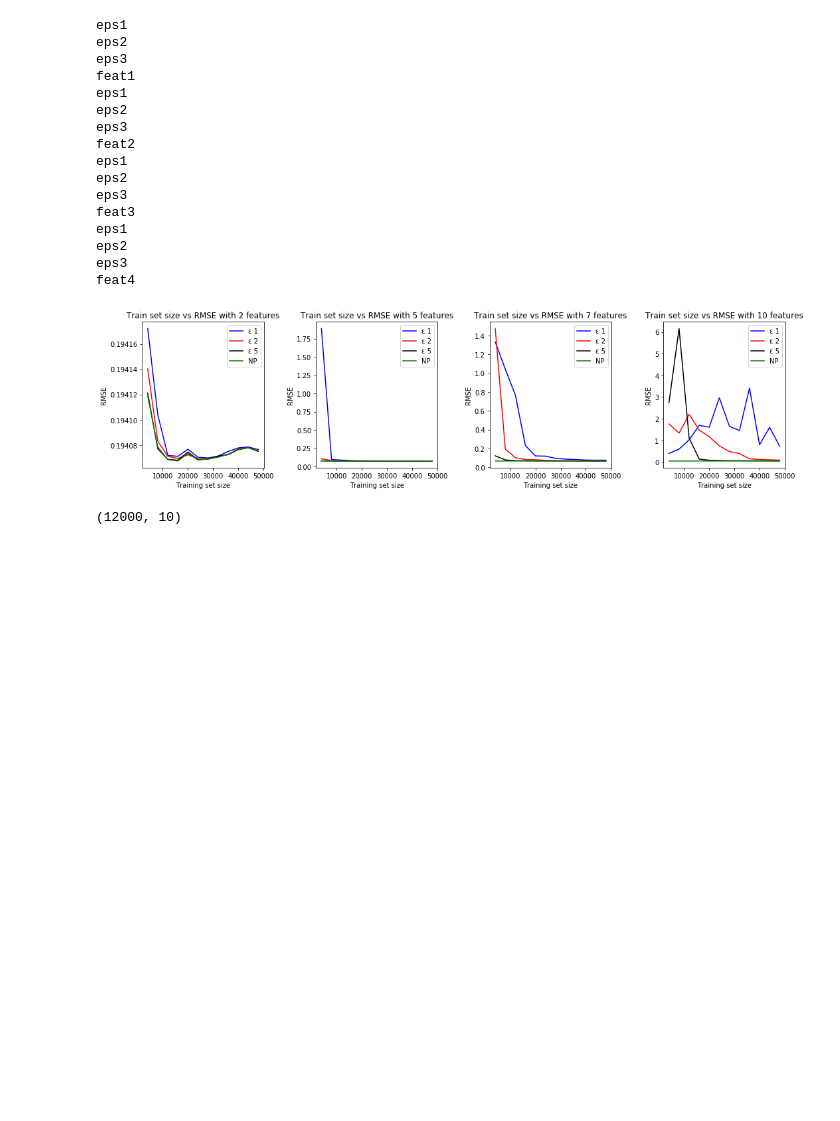
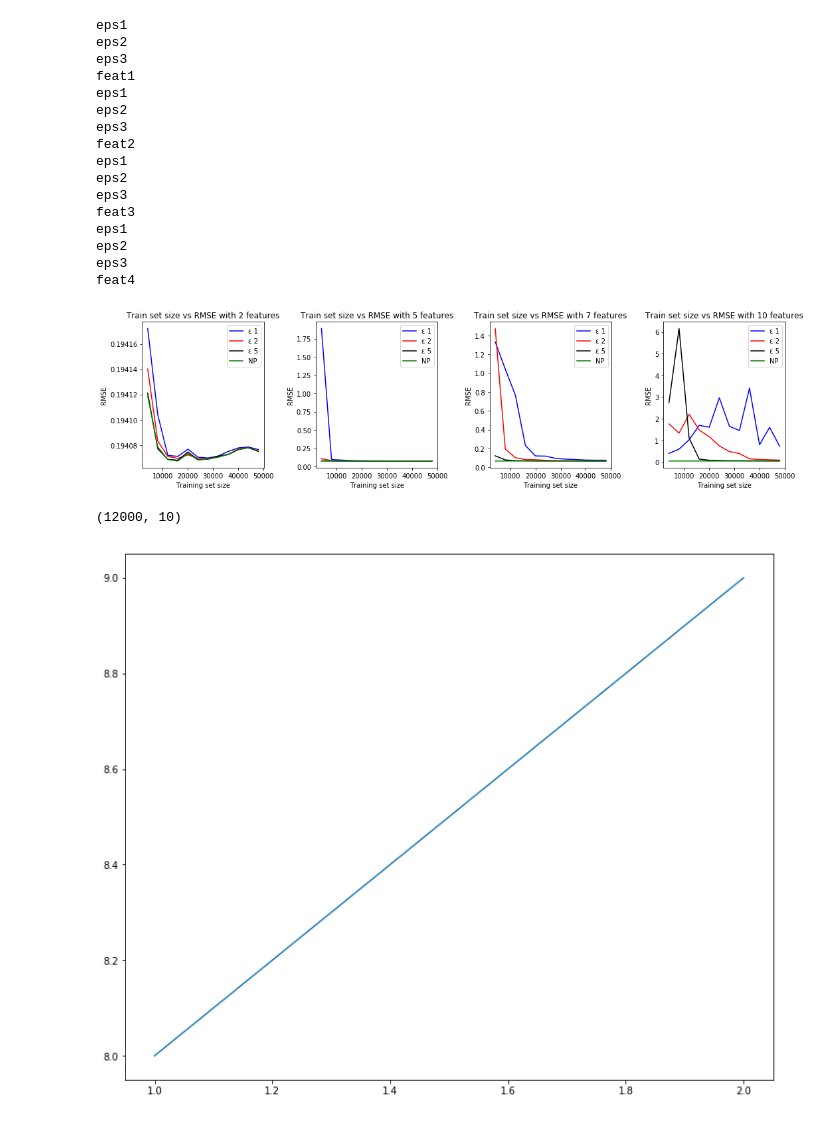
Before and after one commit to jithendaraa/Privacy-aware-learning, a Jupyter notebook: Laplace Mechanism/Rough.ipynb, the cells around one changed output. Cells and saved outputs as stored; diff of their text form; code cells hidden in the pictures; blank space fills up the shorter version.

```diff
--- a/Laplace Mechanism/Rough.ipynb
+++ b/Laplace Mechanism/Rough.ipynb
@@ -346,3 +346,14 @@ feat4
 print(X.shape)
 # %% [output]
 (12000, 10)
+# %%
+plt.rcParams['figure.figsize'] = (12,10)
+plt.subplot(1,1,1)
+plt.plot([1,2], [8,9])
+
+# plt.subplot(1,2,2)
+# plt.plot([1,2], [8,9])
+
+plt.show()
+# %% [output]
+[figure, added]
```
Also changed, not shown: 1 other file.
